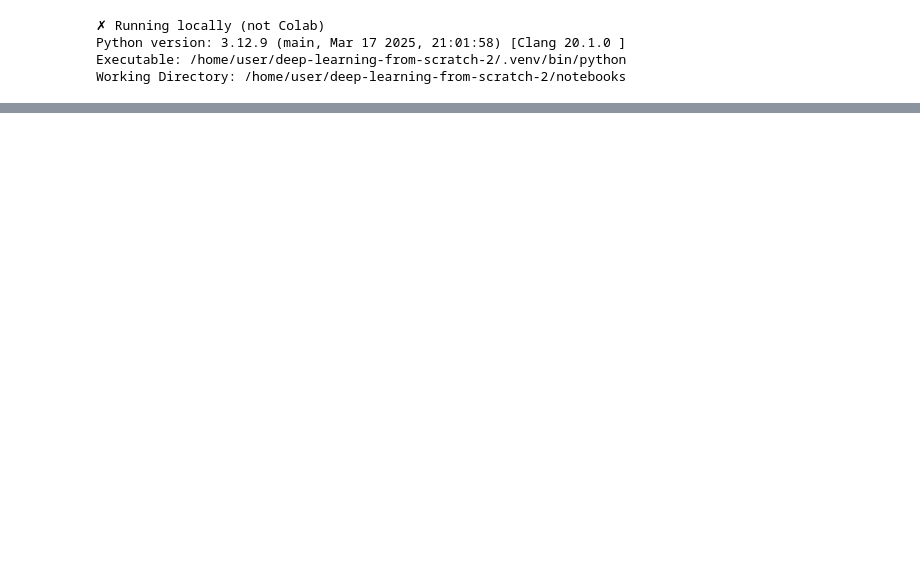
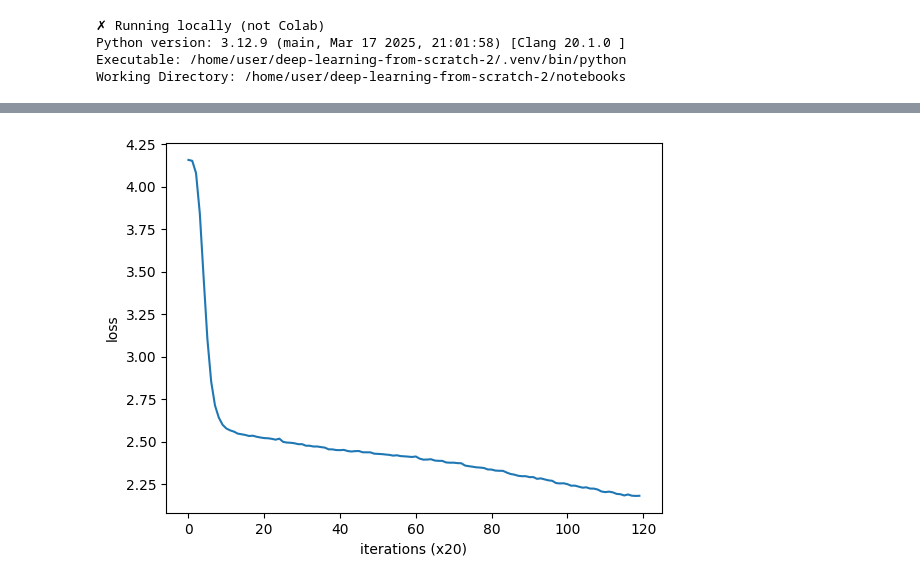
Before and after one commit to AcademiXBase/deep-learning-from-scratch-2, a Jupyter notebook: notebooks/ch04.ipynb, the cells around one changed output, grey strips where cells are left out. Saved outputs shown, nothing was run; the diff lists cells and outputs as text; code cells hidden in the pictures; blank space fills up the shorter version.

```diff
--- a/notebooks/ch04.ipynb
+++ b/notebooks/ch04.ipynb
@@ -182,6 +305,10 @@ pkl_file = '../ch04/cbow_params.pkl'  # or 'skipgram_params.pkl'
 with open(pkl_file, 'wb') as f:
     pickle.dump(params, f, -1)
 # %%
+"""
+GPUで学習
+"""
+
 # coding: utf-8
 import sys
 sys.path.append('..')
@@ -215,7 +342,7 @@ from ch04.cbow import CBOW
 # ハイパーパラメータの設定
 window_size = 5
 hidden_size = 100
-batch_size = 100
+batch_size = 4096
 max_epoch = 10
 
 # データの読み込み
@@ -273,0 +401 @@ with open(pkl_file, 'wb') as f:
+[figure, added]
```
Also changed, not shown: parts of 6 cells of this notebook.
